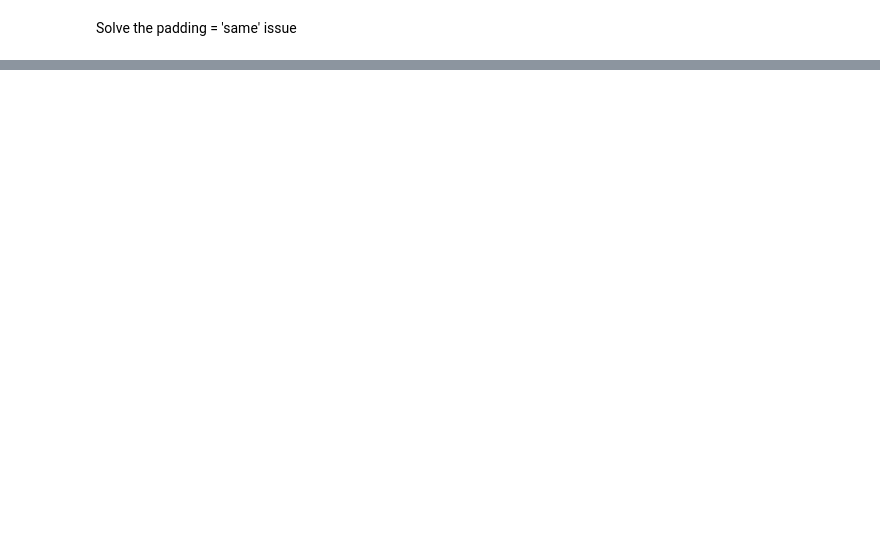
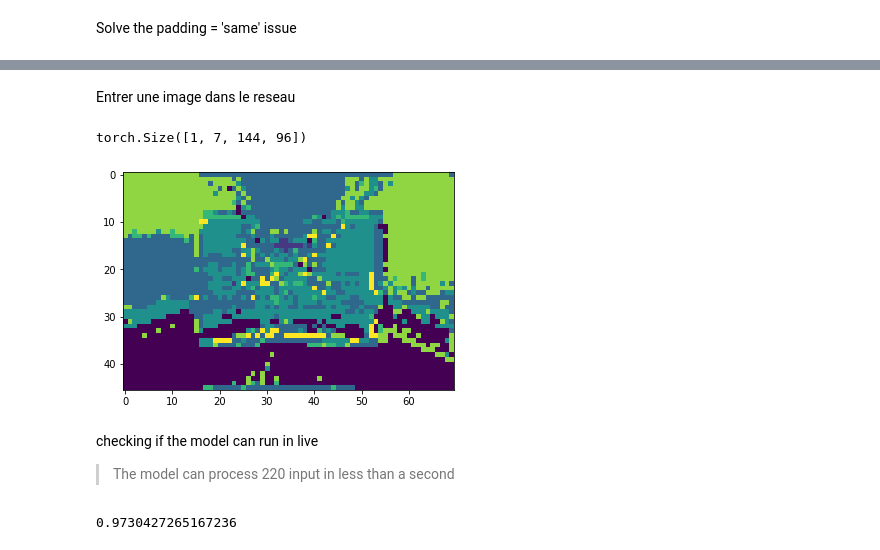
Before and after one commit to Wardmisp/Bird-Eye-View, a Jupyter notebook: Unet.ipynb, the cells around one changed output, grey strips where cells are left out. Cells and saved outputs as stored; diff of their text form; code cells hidden in the pictures; blank space fills up the shorter version.

```diff
--- a/Unet.ipynb
+++ b/Unet.ipynb
@@ -84,0 +147,15 @@ Estimated Total Size (MB): 49.95
+# %%
+import os
+
+def get_paths(val_size=5000):
+
+  img_paths = []
+
+  for i in range(len(os.listdir('./data/top'))):
+    path = f'{i}.npy'
+    img_paths.append(path)
+
+  return pd.DataFrame({'path':img_paths[:-val_size]}), pd.DataFrame({'path':img_paths[-val_size:]})
+# %%
+img_paths_train, img_paths_val = get_paths()
+img_paths_train
@@ -84,0 +176,16 @@ Estimated Total Size (MB): 49.95
+# %%
+def img_to_categorical(img, needed_labels):
+
+  cat = np.empty((img.shape[0], img.shape[1], len(needed_labels)))
+
+  for channel, label in enumerate(needed_labels):
+    cat[:, :, channel] = np.where(np.isin(img, label), 1, 0)
+
+  return cat
+
+def categorical_to_img(cat):
+
+  cat = np.argmax(cat, axis=-1)
+  return cat
+
+needed_labels = [0, 1, 6, 7, 8, 10, 11]
@@ -84,0 +298,15 @@ Estimated Total Size (MB): 49.95
+# %% [markdown]
+Entrer une image dans le reseau
+# %%
+train_generator = PytorchDataGenerator(img_paths_train['path'], './data', batch_size=32, shuffle=True, needed_classes=needed_labels)
+X, y = train_generator.__getitem__(0)
+print(X[0].shape)
+ouput=model(X[0])
+
+ouput_numpy = ouput.squeeze(0).permute(1,2,0).detach().cpu().numpy()
+res = np.rot90(categorical_to_img(ouput_numpy), 3)
+plt.imshow( res, vmin=0, vmax=len(needed_labels)-1)
+plt.show()
+# %% [output]
+torch.Size([1, 7, 144, 96])
+[figure, added]
@@ -84,0 +318,17 @@ Estimated Total Size (MB): 49.95
+# %% [markdown]
+checking if the model can run in live
+
+> The model can process 220 input in less than a second
+# %%
+from time import time
+fps = 220
+
+x = np.random.random((1,7, 144, 96))
+start = time()
+
+for i in range(fps):
+  out = model(torch.tensor(x).float().to(device))
+
+print(time() - start)
+# %% [output]
+0.9730427265167236
```
Also changed, not shown: parts of 13 cells of this notebook.
